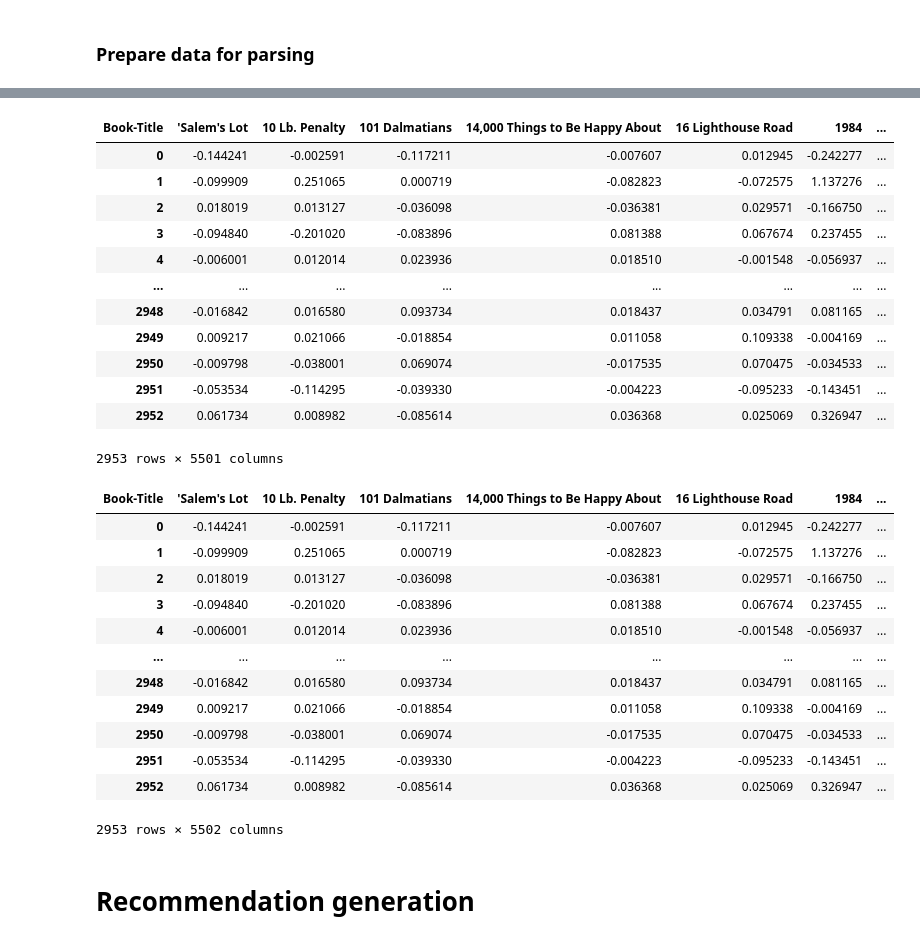
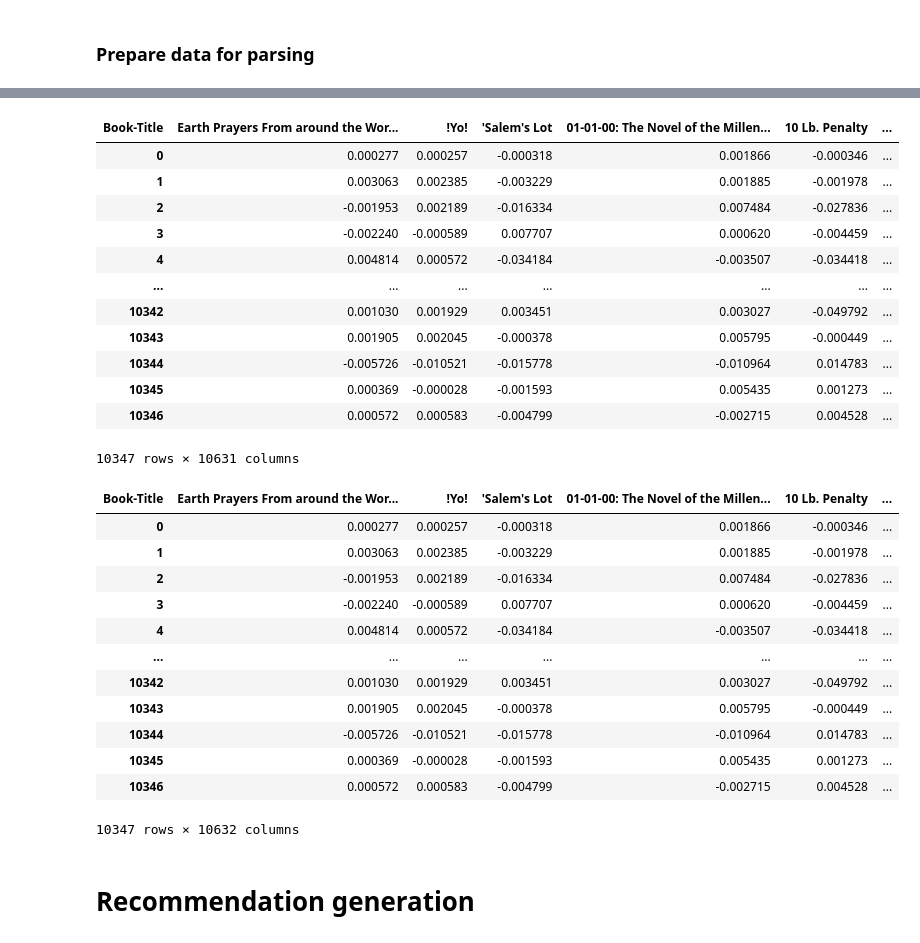
Before and after one commit to nehasharma2513/Books-Recommendation-System, a Jupyter notebook: Recommend_Unrated_Books_SVD_Edu.ipynb, the cells around one changed output, grey strips where cells are left out. Saved outputs shown, nothing was run; the diff lists cells and outputs as text; code cells hidden in the pictures.

```diff
--- a/Recommend_Unrated_Books_SVD_Edu.ipynb
+++ b/Recommend_Unrated_Books_SVD_Edu.ipynb
@@ -209,0 +156,4 @@ ratings_df
+# %%
+# Use avg rate per duplicates set
+ratings_df=ratings_df.groupby(['Book-Title','User-ID'])['Book-Rating'].mean().reset_index()
+ratings_df
@@ -211,8 +175,8 @@ ratings_df
 ### Only leave statistically signifacant data
 # %%
 # Define whar are the number of rates per book and books rated by user we treat as statistically significant
-min_books_rated_by_user=50
-min_rates_received_by_book=25
+min_books_rated_by_user=5
+min_rates_received_by_book=5
 # %%
 groupped_r_users=ratings_df.groupby('User-ID')['Book-Rating'].count()
 groupped_r_users[:5]
@@ -293,5 +257,6 @@ df_books_ratigs_user
 # %%
-# Demean the data
-mtrx = df_books_ratigs_user.to_numpy()
-ratings_mean = np.mean(mtrx, axis = 1)
-normalized_mtrx = mtrx - ratings_mean.reshape(-1, 1)
+# Normilize the data, using mean normalization. This helps to center the data around zero
+data_original = df_books_ratigs_user.to_numpy() #vectorize the data
+ratings_mean = np.mean(data_original, axis = 1)
+normalized_data = data_original - ratings_mean.reshape(-1, 1)
+normalized_data
@@ -317 +277,4 @@ U, sigma, Vt = svds(normalized_mtrx, k = 50)
+# %%
+# Decompose the normilized matrix into 3, with k = 20 largest singular values in sigma
+U, sigma, Vt = svds(normalized_data, k = 20)
 # %%
@@ -354,36 +301,36 @@ array([[-0.14424077, -0.00259141, -0.11721127, ...,  0.06123577,
 # %%
-preds_df = pd.DataFrame(all_predicted_ratings, columns=df_books_ratigs_user.columns)
-preds_df
+all_predictions_df = pd.DataFrame(all_predicted_ratings, columns=df_books_ratigs_user.columns)
+all_predictions_df
 # %% [output]
-| Book-Title | 'Salem's Lot | 10 Lb. Penalty | 101 Dalmatians | 14,000 Things to Be Happy About | 16 Lighthouse Road | 1984 | ... |
-| 0 | -0.144241 | -0.002591 | -0.117211 | -0.007607 | 0.012945 | -0.242277 | ... |
-| 1 | -0.099909 | 0.251065 | 0.000719 | -0.082823 | -0.072575 | 1.137276 | ... |
-| 2 | 0.018019 | 0.013127 | -0.036098 | -0.036381 | 0.029571 | -0.166750 | ... |
-| 3 | -0.094840 | -0.201020 | -0.083896 | 0.081388 | 0.067674 | 0.237455 | ... |
-| 4 | -0.006001 | 0.012014 | 0.023936 | 0.018510 | -0.001548 | -0.056937 | ... |
-| ... | ... | ... | ... | ... | ... | ... | ... |
-| 2948 | -0.016842 | 0.016580 | 0.093734 | 0.018437 | 0.034791 | 0.081165 | ... |
-| 2949 | 0.009217 | 0.021066 | -0.018854 | 0.011058 | 0.109338 | -0.004169 | ... |
-| 2950 | -0.009798 | -0.038001 | 0.069074 | -0.017535 | 0.070475 | -0.034533 | ... |
-| 2951 | -0.053534 | -0.114295 | -0.039330 | -0.004223 | -0.095233 | -0.143451 | ... |
-| 2952 | 0.061734 | 0.008982 | -0.085614 | 0.036368 | 0.025069 | 0.326947 | ... |
+| Book-Title | Earth Prayers From around the Wor... | !Yo! | 'Salem's Lot | 01-01-00: The Novel of the Millen... | 10 Lb. Penalty | ... |
+| 0 | 0.000277 | 0.000257 | -0.000318 | 0.001866 | -0.000346 | ... |
+| 1 | 0.003063 | 0.002385 | -0.003229 | 0.001885 | -0.001978 | ... |
+| 2 | -0.001953 | 0.002189 | -0.016334 | 0.007484 | -0.027836 | ... |
+| 3 | -0.002240 | -0.000589 | 0.007707 | 0.000620 | -0.004459 | ... |
+| 4 | 0.004814 | 0.000572 | -0.034184 | -0.003507 | -0.034418 | ... |
+| ... | ... | ... | ... | ... | ... | ... |
+| 10342 | 0.001030 | 0.001929 | 0.003451 | 0.003027 | -0.049792 | ... |
+| 10343 | 0.001905 | 0.002045 | -0.000378 | 0.005795 | -0.000449 | ... |
+| 10344 | -0.005726 | -0.010521 | -0.015778 | -0.010964 | 0.014783 | ... |
+| 10345 | 0.000369 | -0.000028 | -0.001593 | 0.005435 | 0.001273 | ... |
+| 10346 | 0.000572 | 0.000583 | -0.004799 | -0.002715 | 0.004528 | ... |
-2953 rows × 5501 columns
+10347 rows × 10631 columns
 # %%
-preds_df['user_id'] = df_books_ratigs_user.index
-preds_df
+all_predictions_df['user_id'] = df_books_ratigs_user.index
+all_predictions_df
 # %% [output]
-| Book-Title | 'Salem's Lot | 10 Lb. Penalty | 101 Dalmatians | 14,000 Things to Be Happy About | 16 Lighthouse Road | 1984 | ... |
-| 0 | -0.144241 | -0.002591 | -0.117211 | -0.007607 | 0.012945 | -0.242277 | ... |
-| 1 | -0.099909 | 0.251065 | 0.000719 | -0.082823 | -0.072575 | 1.137276 | ... |
-| 2 | 0.018019 | 0.013127 | -0.036098 | -0.036381 | 0.029571 | -0.166750 | ... |
-| 3 | -0.094840 | -0.201020 | -0.083896 | 0.081388 | 0.067674 | 0.237455 | ... |
-| 4 | -0.006001 | 0.012014 | 0.023936 | 0.018510 | -0.001548 | -0.056937 | ... |
-| ... | ... | ... | ... | ... | ... | ... | ... |
-| 2948 | -0.016842 | 0.016580 | 0.093734 | 0.018437 | 0.034791 | 0.081165 | ... |
-| 2949 | 0.009217 | 0.021066 | -0.018854 | 0.011058 | 0.109338 | -0.004169 | ... |
-| 2950 | -0.009798 | -0.038001 | 0.069074 | -0.017535 | 0.070475 | -0.034533 | ... |
-| 2951 | -0.053534 | -0.114295 | -0.039330 | -0.004223 | -0.095233 | -0.143451 | ... |
-| 2952 | 0.061734 | 0.008982 | -0.085614 | 0.036368 | 0.025069 | 0.326947 | ... |
+| Book-Title | Earth Prayers From around the Wor... | !Yo! | 'Salem's Lot | 01-01-00: The Novel of the Millen... | 10 Lb. Penalty | ... |
+| 0 | 0.000277 | 0.000257 | -0.000318 | 0.001866 | -0.000346 | ... |
+| 1 | 0.003063 | 0.002385 | -0.003229 | 0.001885 | -0.001978 | ... |
+| 2 | -0.001953 | 0.002189 | -0.016334 | 0.007484 | -0.027836 | ... |
+| 3 | -0.002240 | -0.000589 | 0.007707 | 0.000620 | -0.004459 | ... |
+| 4 | 0.004814 | 0.000572 | -0.034184 | -0.003507 | -0.034418 | ... |
+| ... | ... | ... | ... | ... | ... | ... |
+| 10342 | 0.001030 | 0.001929 | 0.003451 | 0.003027 | -0.049792 | ... |
+| 10343 | 0.001905 | 0.002045 | -0.000378 | 0.005795 | -0.000449 | ... |
+| 10344 | -0.005726 | -0.010521 | -0.015778 | -0.010964 | 0.014783 | ... |
+| 10345 | 0.000369 | -0.000028 | -0.001593 | 0.005435 | 0.001273 | ... |
+| 10346 | 0.000572 | 0.000583 | -0.004799 | -0.002715 | 0.004528 | ... |
-2953 rows × 5502 columns
+10347 rows × 10632 columns
 # %% [markdown]
 # Recommendation generation
```
Also changed, not shown: parts of 40 cells of this notebook.
